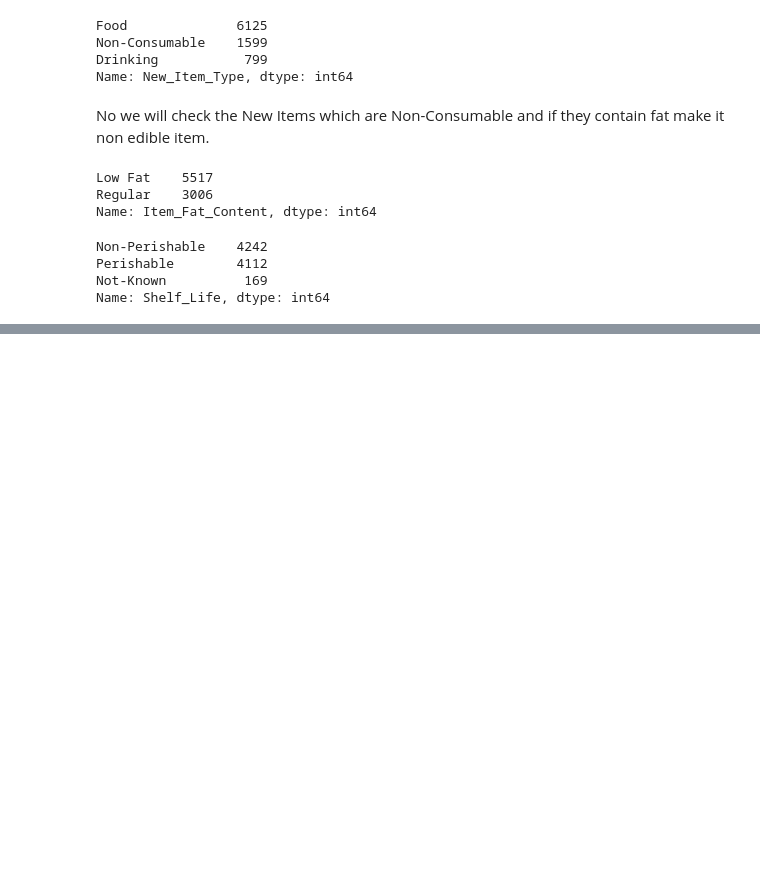
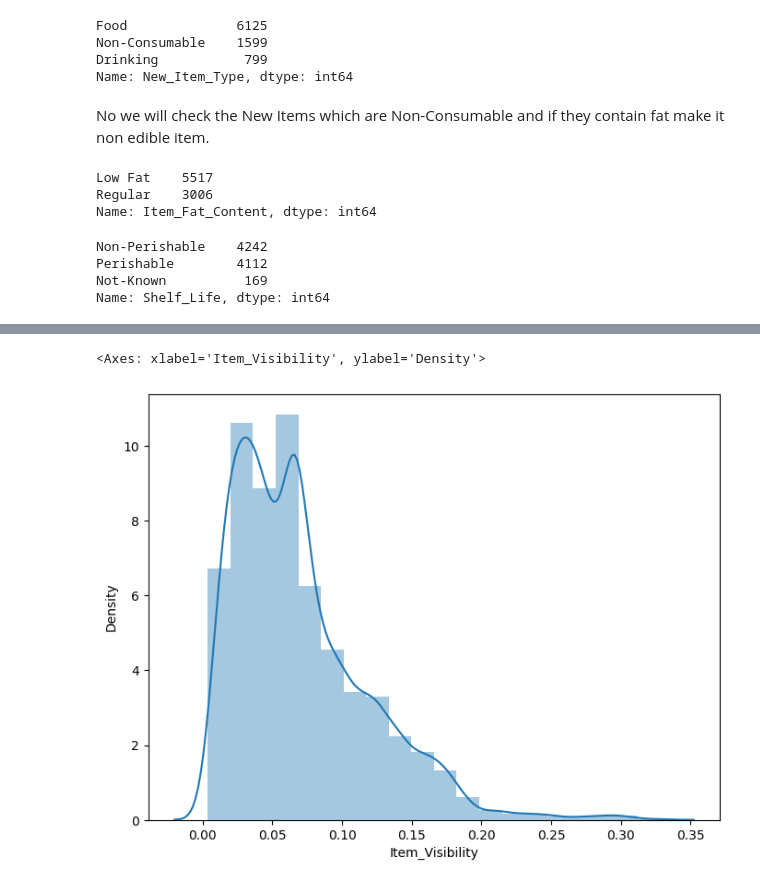
Before and after one commit to prateekkosta/Big-Mart-sales-analysis-, a Jupyter notebook: BigMart_Data_Analysis.ipynb, the cells around one changed output, grey strips where cells are left out. Saved outputs shown, nothing was run; the diff lists cells and outputs as text; code cells hidden in the pictures; blank space fills up the shorter version.

```diff
--- a/BigMart_Data_Analysis.ipynb
+++ b/BigMart_Data_Analysis.ipynb
@@ -333,0 +357,6 @@ Name: Shelf_Life, dtype: int64
+# %%
+plt.figure(figsize= (8,6))
+sns.distplot(df['Item_Visibility'], bins=20)
+# %% [output]
+<Axes: xlabel='Item_Visibility', ylabel='Density'>
+[figure, added]
```
Also changed, not shown: parts of 17 cells of this notebook.
